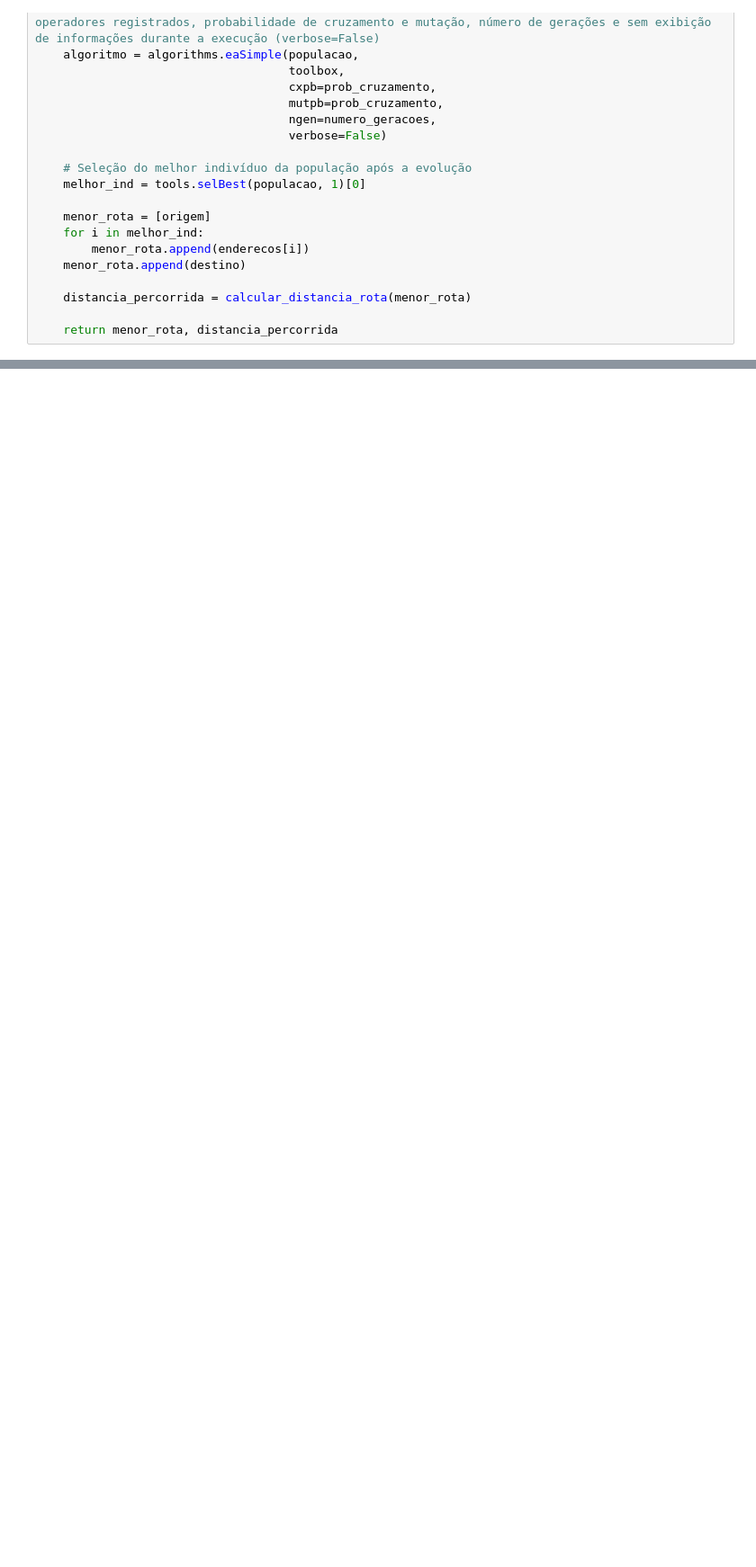
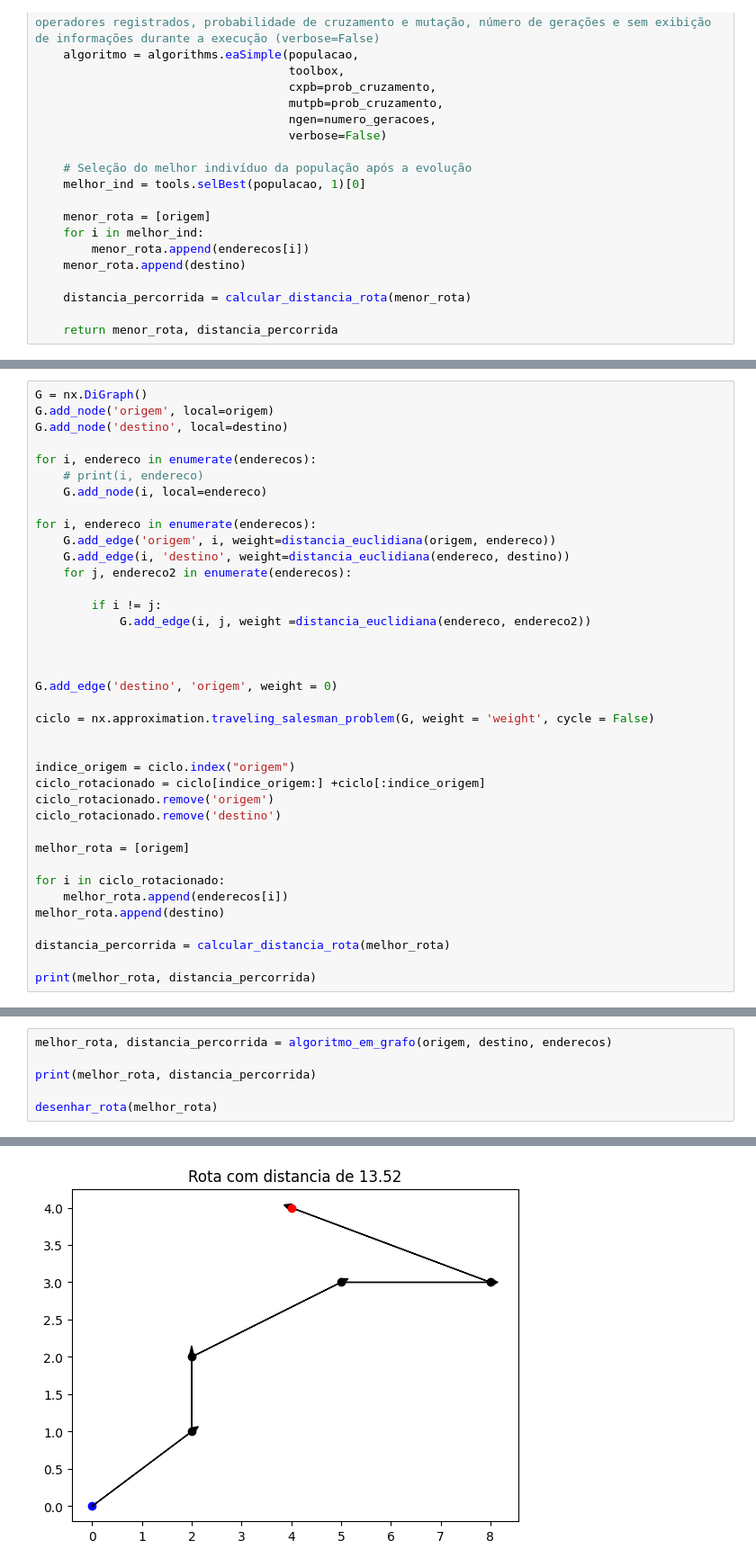
Before and after one commit to FilipePessoa30/otimizacao, a Jupyter notebook: 1-Problemas_de_rotas.ipynb, the cells around one changed output, grey strips where cells are left out. Shown at 90% size. Cells and saved outputs as stored; diff of their text form; blank space fills up the shorter version.

```diff
--- a/1-Problemas_de_rotas.ipynb
+++ b/1-Problemas_de_rotas.ipynb
@@ -383,0 +457,38 @@ desenhar_rota(menor_rota)
+# %%
+G = nx.DiGraph()
+G.add_node('origem', local=origem)
+G.add_node('destino', local=destino)
+
+for i, endereco in enumerate(enderecos):
+    # print(i, endereco)
+    G.add_node(i, local=endereco)
+
+for i, endereco in enumerate(enderecos):
+    G.add_edge('origem', i, weight=distancia_euclidiana(origem, endereco))
+    G.add_edge(i, 'destino', weight=distancia_euclidiana(endereco, destino))
+    for j, endereco2 in enumerate(enderecos):
+
+        if i != j:
+            G.add_edge(i, j, weight =distancia_euclidiana(endereco, endereco2))
+
+
+
+G.add_edge('destino', 'origem', weight = 0)
+
+ciclo = nx.approximation.traveling_salesman_problem(G, weight = 'weight', cycle = False)
+
+
+indice_origem = ciclo.index("origem")
+ciclo_rotacionado = ciclo[indice_origem:] +ciclo[:indice_origem]
+ciclo_rotacionado.remove('origem')
+ciclo_rotacionado.remove('destino')
+
+melhor_rota = [origem]
+
+for i in ciclo_rotacionado:
+    melhor_rota.append(enderecos[i])
+melhor_rota.append(destino)
+
+distancia_percorrida = calcular_distancia_rota(melhor_rota)
+
+print(melhor_rota, distancia_percorrida)
@@ -383,0 +540,7 @@ desenhar_rota(menor_rota)
+# %%
+melhor_rota, distancia_percorrida = algoritmo_em_grafo(origem, destino, enderecos)
+
+print(melhor_rota, distancia_percorrida)
+
+desenhar_rota(melhor_rota)
+# %% [output]
@@ -383,0 +549 @@ desenhar_rota(menor_rota)
+[figure, added]
```
Also changed, not shown: parts of 38 cells of this notebook.
